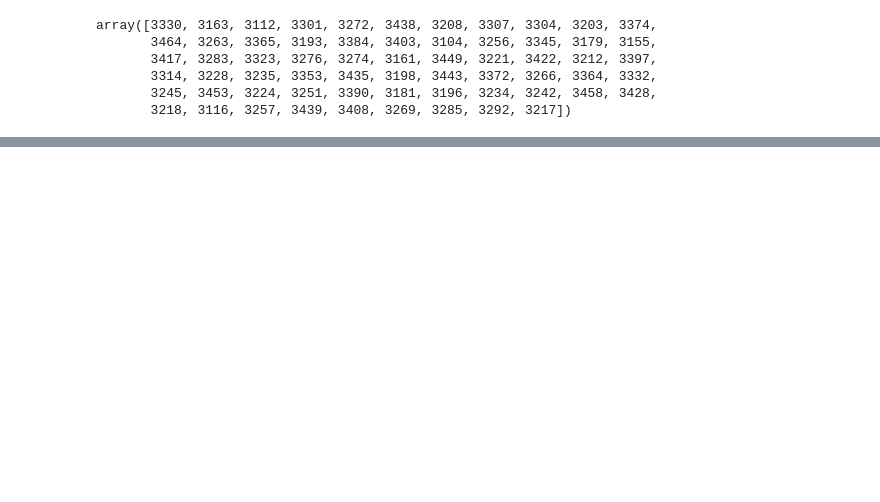
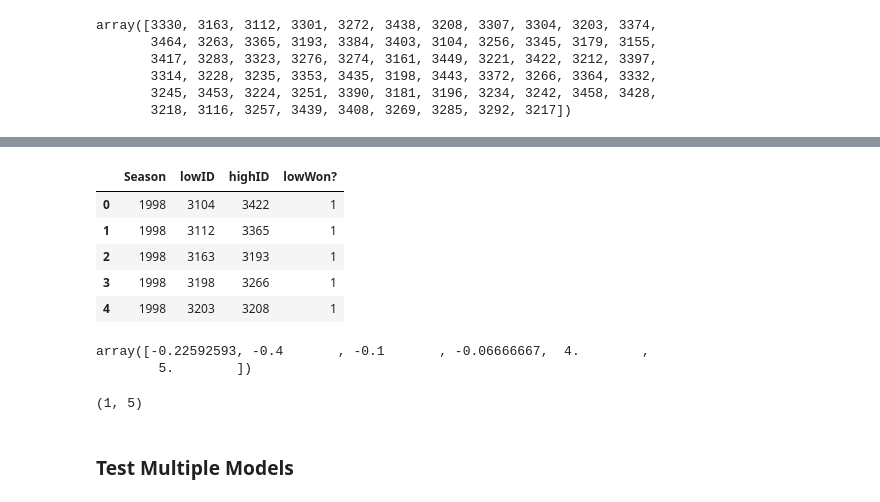
Before and after one commit to lukeolson13/NCAA-women, a Jupyter notebook: EDA.ipynb, the cells around one changed output, grey strips where cells are left out. Saved outputs shown, nothing was run; the diff lists cells and outputs as text; code cells hidden in the pictures; blank space fills up the shorter version.

```diff
--- a/EDA.ipynb
+++ b/EDA.ipynb
@@ -166,0 +237,22 @@ array([3330, 3163, 3112, 3301, 3272, 3438, 3208, 3307, 3304, 3203, 3374,
+# %%
+tourneyResultsByID.head()
+# %% [output]
+|  | Season | lowID | highID | lowWon? |
+| 0 | 1998 | 3104 | 3422 | 1 |
+| 1 | 1998 | 3112 | 3365 | 1 |
+| 2 | 1998 | 3163 | 3193 | 1 |
+| 3 | 1998 | 3198 | 3266 | 1 |
+| 4 | 1998 | 3203 | 3208 | 1 |
+# %%
+foo = tt.reset_index()
+foo = foo [ foo.Season == 1998 ]
+np.append(foo[ foo.TeamID == 3104][model_cols].values - foo[ foo.TeamID == 3330][model_cols].values, 5)
+# %% [output]
+array([-0.22592593, -0.4       , -0.1       , -0.06666667,  4.        ,
+        5.        ])
+# %%
+(foo[ foo.TeamID == 3104][model_cols].values - foo[ foo.TeamID == 3330][model_cols].values).shape
+# %% [output]
+(1, 5)
+# %% [markdown]
+### Test Multiple Models
```
Also changed, not shown: parts of 20 cells of this notebook, 12 other files.
